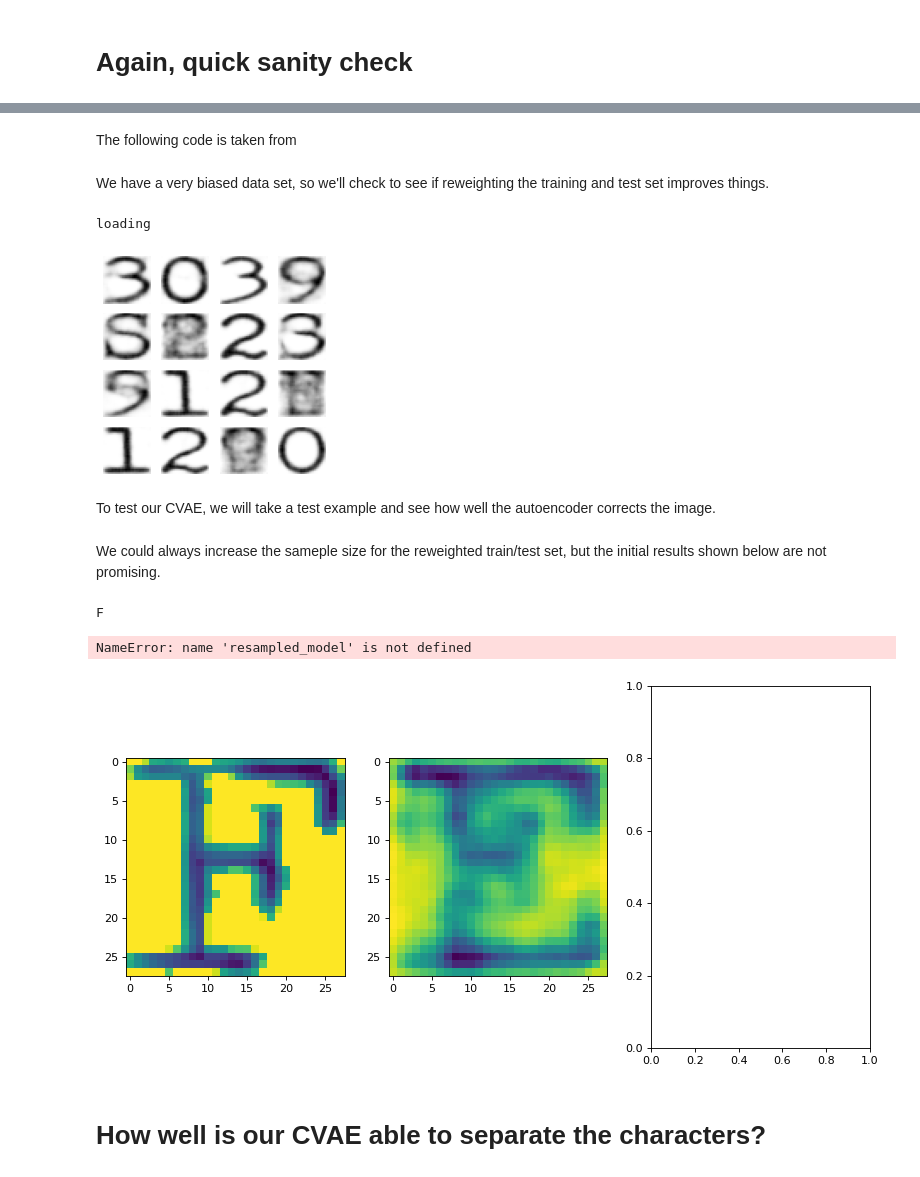
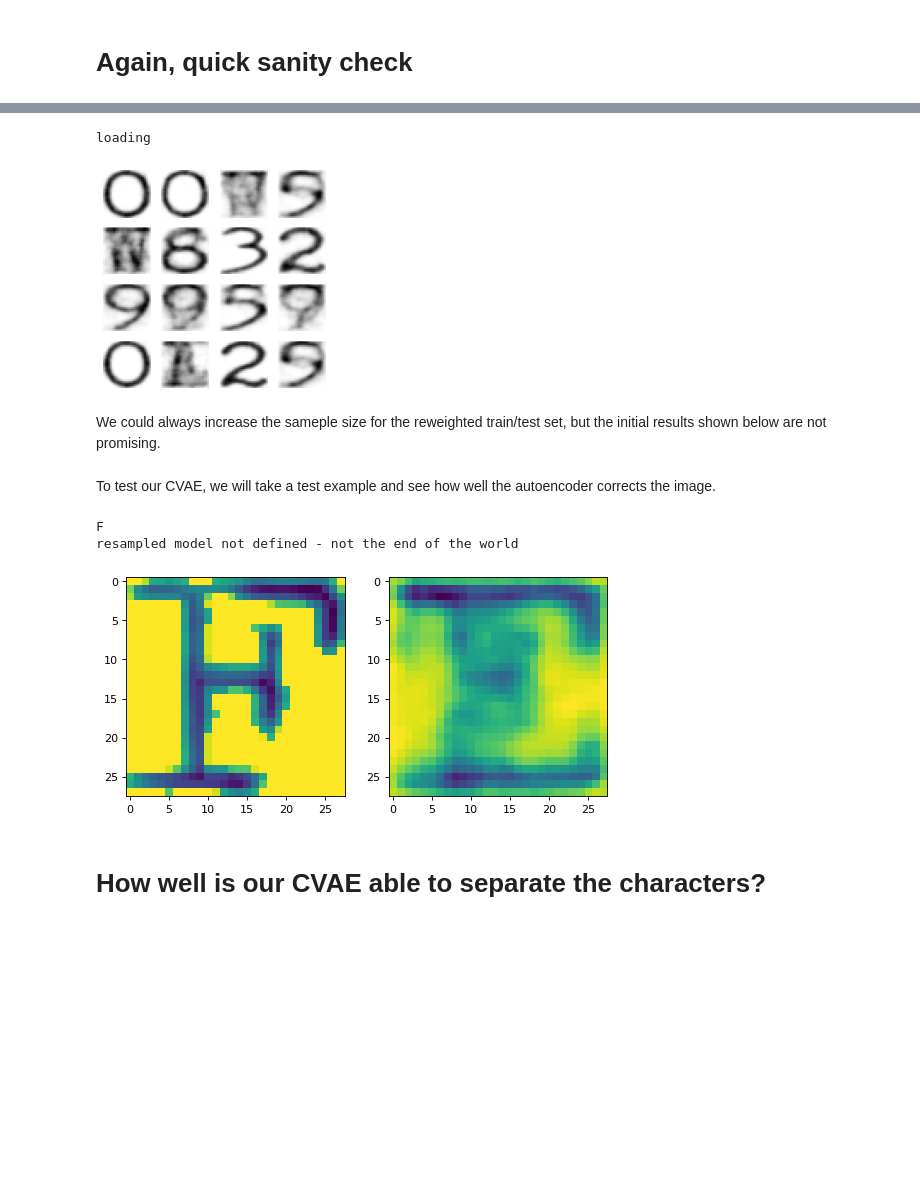
Before and after one commit to ggdhines/historical-transcriptions, a Jupyter notebook: notebooks/ocr followup.ipynb, the cells around one changed output, grey strips where cells are left out. Drawn from its saved outputs; the diff is of its cells as text; code cells hidden in the pictures; blank space fills up the shorter version.

```diff
--- a/notebooks/ocr followup.ipynb
+++ b/notebooks/ocr followup.ipynb
@@ -230,17 +130,3 @@ reasonable_tiles.head()
-# %%
-def split(df,images):
-    train_df,test_df = train_test_split(df, test_size=0.25, random_state=0)
-
-    train_images = images[train_df.index]
-    # we no longer need this index wrt to the original dataframe
-    train_df = train_df.reset_index(drop=True)
-
-    test_images = images[test_df.index]
-    test_df = test_df.reset_index(drop=True)
-
-    train_images = train_images / 255
-    test_images = test_images / 255
-
-    # sanity check
-    assert np.max(train_images) == 1
-    return train_images,test_images,train_df,test_df
+# %%
+reasonable_tiles = loader.quick_tile_filter(tile_df,170,2000,10000)
+print(reasonable_tiles.shape[0]/tile_df.shape[0])
@@ -247,2 +135,3 @@ def split(df,images):
 # %%
-train_images,test_images,train_df,test_df = split(reasonable_tiles,tile_images)
+train_images,test_images,train_df,test_df = loader.split(reasonable_tiles,tile_images)
+print(train_df.shape[0],test_df.shape[0])
@@ -258,9 +149,7 @@ _ = plt.imshow(train_images[index])
-# %% [markdown]
-The following code is taken from
-# %% [markdown]
-We have a very biased data set, so we'll check to see if reweighting the training and test set improves things.
 # %%
-base_model = cvae.load_or_train_model(train_images,test_images,"base",50)
+base_model = latent_model.load_or_train_model(train_images,test_images,"base",50,directory)
 # %% [output]
 loading
-[figure, old version]
+[figure, new version]
+# %% [markdown]
+We could always increase the sameple size for the reweighted train/test set, but the initial results shown below are not promising.
@@ -273,2 +161,0 @@ resampled_model = load_or_train_model(resampled_train_images,resampled_test_imag
-# %% [markdown]
-We could always increase the sameple size for the reweighted train/test set, but the initial results shown below are not promising.
@@ -279,28 +162,32 @@ test_df[test_df["character"] == "N"].head()
 # %%
 index = 24
 
 print(test_df.loc[index,"character"])
 
 fig = plt.figure(num=None, figsize=(12, 6), dpi=80, facecolor='w', edgecolor='k')
 ax = fig.add_subplot(131)
 ax.imshow(test_images[index,:,:,0])
 
 ax = fig.add_subplot(132)
 a,b = base_model.encode(test_images[index:index+1,:,:,:])
 z = base_model.reparameterize(a,b)
 x = base_model.decode(z,apply_sigmoid=True)
 ax.imshow(x[0,:,:,0])
 
-ax = fig.add_subplot(133)
-a,b = resampled_model.encode(test_images[index:index+1,:,:,:])
-z = resampled_model.reparameterize(a,b)
-x = resampled_model.decode(z,apply_sigmoid=True)
-ax.imshow(x[0,:,:,0])
+try:
+
+    a,b = resampled_model.encode(test_images[index:index+1,:,:,:])
+    z = resampled_model.reparameterize(a,b)
+    x = resampled_model.decode(z,apply_sigmoid=True)
+    ax = fig.add_subplot(133)
+    ax.imshow(x[0,:,:,0])
+except NameError:
+    print("resampled model not defined - not the end of the world")
 
 plt.show()
 # %% [output]
 F
+resampled model not defined - not the end of the world
-NameError: name 'resampled_model' is not defined
-[figure, old version]
+[figure, new version]
 # %% [markdown]
 # How well is our CVAE able to separate the characters?
```
Also changed, not shown: parts of 48 cells of this notebook, 5 other files.
